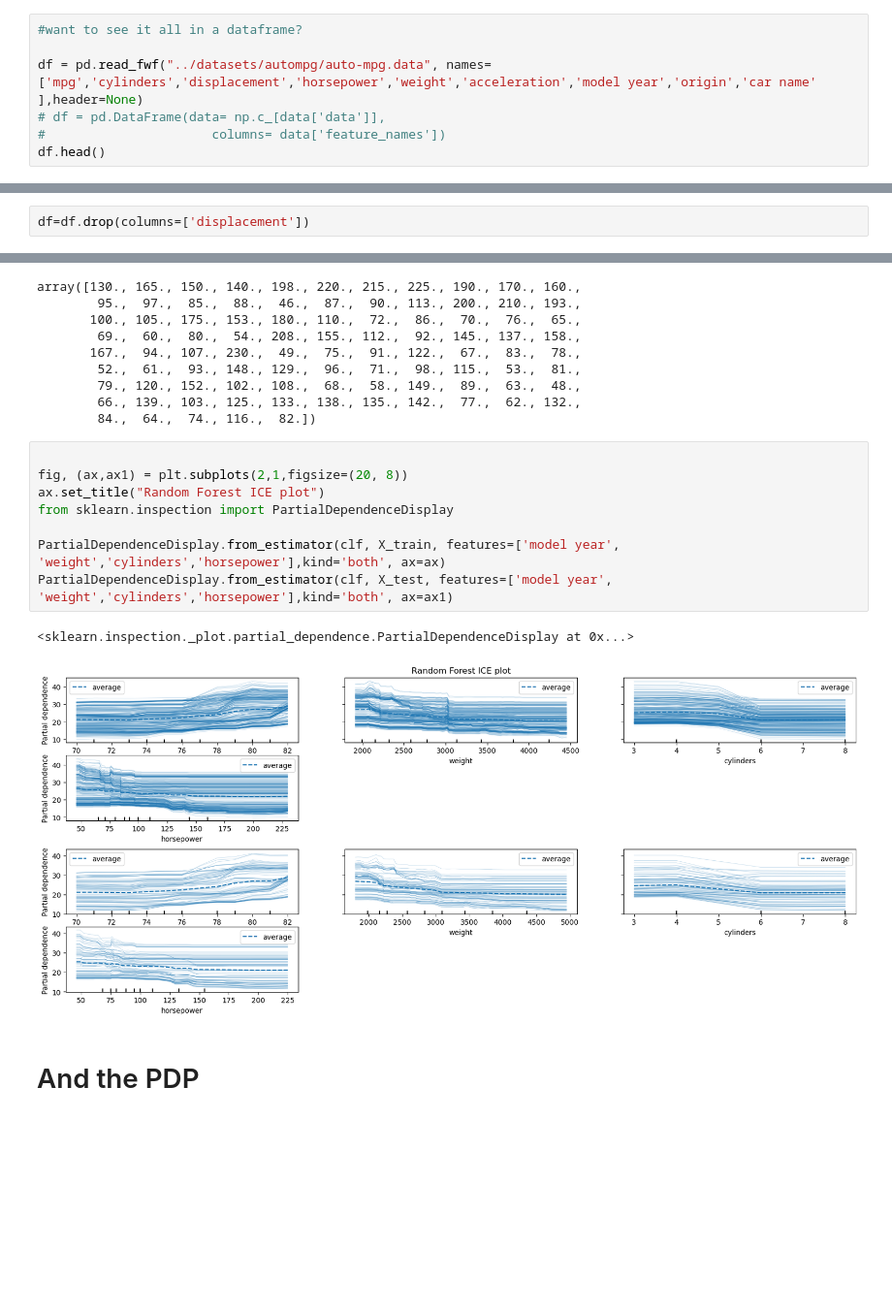
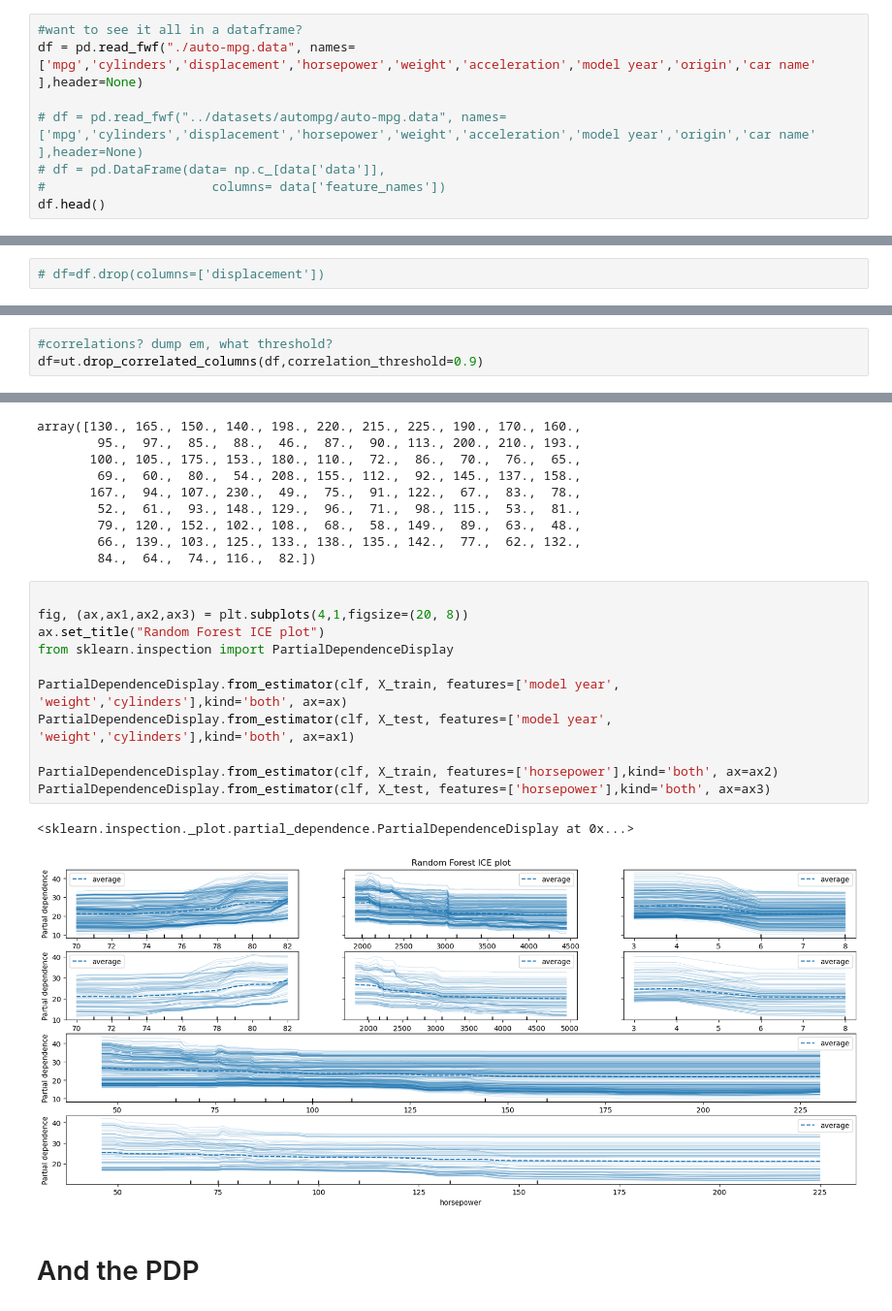
Before and after one commit to CNUClasses/DATA301_CODE, a Jupyter notebook: week_11/11_2_CarMPG_Regression_questions.ipynb, the cells around one changed output, grey strips where cells are left out. Shown at 97% size. Drawn from its saved outputs; the diff is of its cells as text; blank space fills up the shorter version.

```diff
--- a/week_11/11_2_CarMPG_Regression_questions.ipynb
+++ b/week_11/11_2_CarMPG_Regression_questions.ipynb
@@ -18,7 +30,8 @@ from sklearn.model_selection import train_test_split
 # %%
 #want to see it all in a dataframe?
+df = pd.read_fwf("./auto-mpg.data", names=['mpg','cylinders','displacement','horsepower','weight','acceleration','model year','origin','car name' ],header=None)
 
-df = pd.read_fwf("../datasets/autompg/auto-mpg.data", names=['mpg','cylinders','displacement','horsepower','weight','acceleration','model year','origin','car name' ],header=None)
+# df = pd.read_fwf("../datasets/autompg/auto-mpg.data", names=['mpg','cylinders','displacement','horsepower','weight','acceleration','model year','origin','car name' ],header=None)
 # df = pd.DataFrame(data= np.c_[data['data']],
 #                      columns= data['feature_names'])
 df.head()
@@ -105,4 +134,4 @@ df.drop(columns=['mpg'], inplace=True)
 ## Any correlations?  If so dump em
 Correlations interfere with calculating importance.  For instance, if you have 2 highly correlated columns; A and B.  If you scramble A then B still has As information.  This will result in a lower importance value for both features, where they might actually be important.
 # %%
-df=df.drop(columns=['displacement'])
+# df=df.drop(columns=['displacement'])
@@ -122,0 +157,3 @@ Dropping []
+# %%
+#correlations? dump em, what threshold?
+df=ut.drop_correlated_columns(df,correlation_threshold=0.9)
@@ -224,15 +262,18 @@ array([130., 165., 150., 140., 198., 220., 215., 225., 190., 170., 160.,
         84.,  64.,  74., 116.,  82.])
 # %%
 
-fig, (ax,ax1) = plt.subplots(2,1,figsize=(20, 8))
+fig, (ax,ax1,ax2,ax3) = plt.subplots(4,1,figsize=(20, 8))
 ax.set_title("Random Forest ICE plot")
 from sklearn.inspection import PartialDependenceDisplay
 
-PartialDependenceDisplay.from_estimator(clf, X_train, features=['model year', 'weight','cylinders','horsepower'],kind='both', ax=ax)
-PartialDependenceDisplay.from_estimator(clf, X_test, features=['model year', 'weight','cylinders','horsepower'],kind='both', ax=ax1)
+PartialDependenceDisplay.from_estimator(clf, X_train, features=['model year', 'weight','cylinders'],kind='both', ax=ax)
+PartialDependenceDisplay.from_estimator(clf, X_test, features=['model year', 'weight','cylinders'],kind='both', ax=ax1)
+
+PartialDependenceDisplay.from_estimator(clf, X_train, features=['horsepower'],kind='both', ax=ax2)
+PartialDependenceDisplay.from_estimator(clf, X_test, features=['horsepower'],kind='both', ax=ax3)
 # %% [output]
 <sklearn.inspection._plot.partial_dependence.PartialDependenceDisplay at 0x...>
-[figure, old version]
+[figure, new version]
 # %% [markdown]
 # And the PDP
 # %%
```
Also changed, not shown: parts of 13 cells of this notebook.
